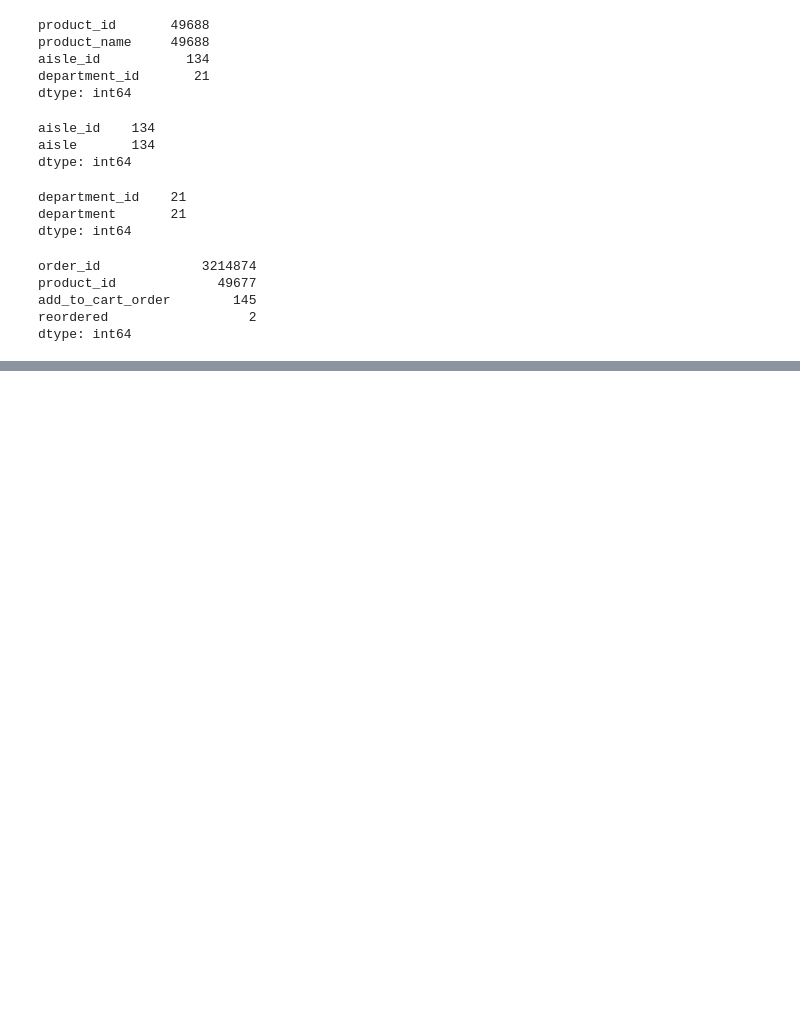
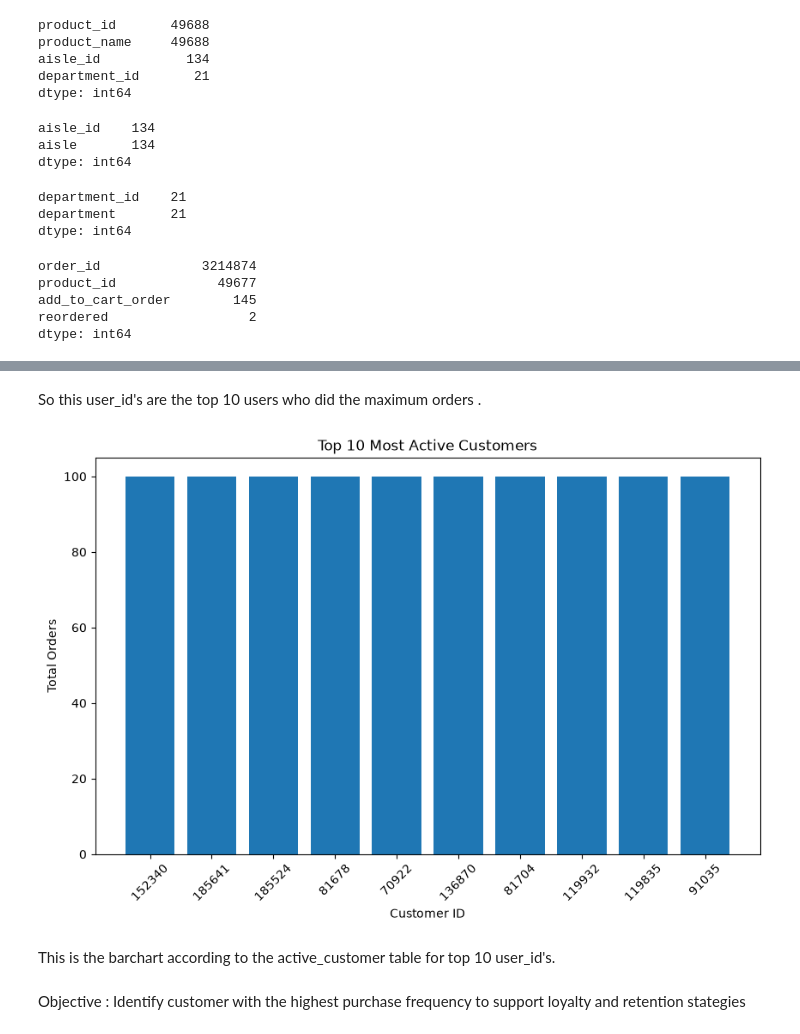
Before and after one commit to Anirbansur077/RetailIQ_Instacart_Data_Analysis_Project, a Jupyter notebook: notebooks/data_cleaning_and_eda_.ipynb, the cells around one changed output, grey strips where cells are left out. Drawn from its saved outputs; the diff is of its cells as text; code cells hidden in the pictures; blank space fills up the shorter version.

```diff
--- a/notebooks/data_cleaning_and_eda_.ipynb
+++ b/notebooks/data_cleaning_and_eda_.ipynb
@@ -137,0 +159,23 @@ dtype: int64
+# %%
+# Count total orders placed by each customer
+
+active_customers = (
+    orders.groupby("user_id")["order_id"]
+          .count()
+          .reset_index()
+)
+
+# Rename columns
+
+active_customers.columns = ["user_id", "total_orders"]
+
+# Sort in descending order
+
+active_customers = active_customers.sort_values(
+    by="total_orders",
+    ascending=False
+)
+
+# Display Top 10 customers
+
+active_customers.head(10)
@@ -137,0 +194,26 @@ dtype: int64
+# %% [markdown]
+So this user_id's are the top 10 users who did the maximum orders .
+# %%
+top10 = active_customers.head(10)
+
+plt.figure(figsize=(10,6))
+
+plt.bar(
+    top10["user_id"].astype(str),
+    top10["total_orders"]
+)
+
+plt.title("Top 10 Most Active Customers")
+plt.xlabel("Customer ID")
+plt.ylabel("Total Orders")
+
+plt.xticks(rotation=45)
+
+plt.savefig("/Applications/RetailIQ-Instacart/images/top_10_active_customers.png", bbox_inches="tight")
+plt.show()
+# %% [output]
+[figure, added]
+# %% [markdown]
+This is the barchart according to the active_customer table for top 10 user_id's.
+# %% [markdown]
+Objective : Identify customer with the highest purchase frequency to support loyalty and retention stategies
```
Also changed, not shown: parts of 124 cells of this notebook, 19 other files.
